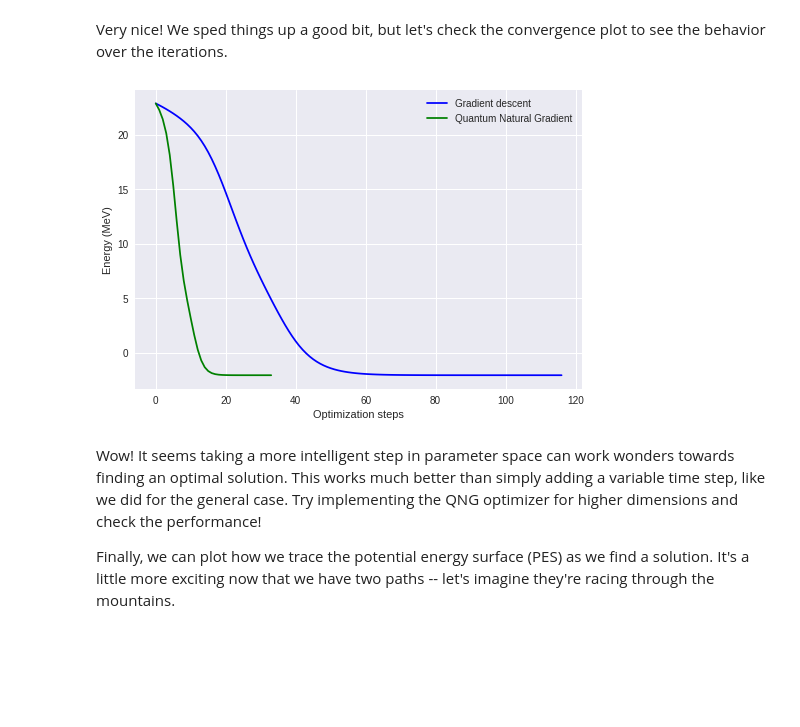
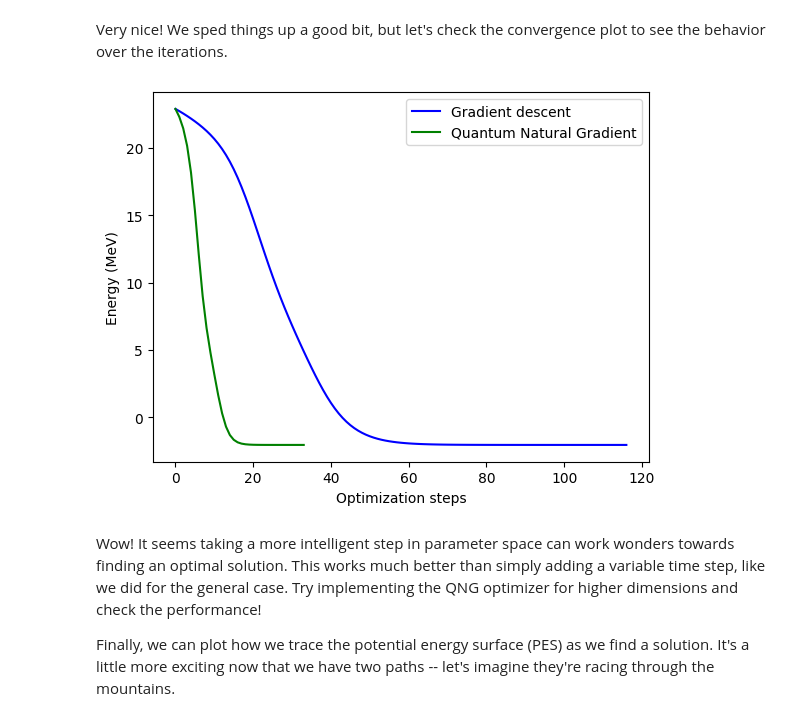
Before and after one commit to kylegodbey/nuclear-quantum-computing, a Jupyter notebook: nuclear-qc/vqe/qng.ipynb, the cells around one changed output. Drawn from its saved outputs; the diff is of its cells as text; code cells hidden in the pictures; blank space fills up the shorter version.

```diff
--- a/nuclear-qc/vqe/qng.ipynb
+++ b/nuclear-qc/vqe/qng.ipynb
@@ -19,6 +19,7 @@ import pennylane as qml
 import warnings
 warnings.filterwarnings('ignore')
 
+plt.style.use(['science','notebook'])
 # In this case we now need 3 qubits
 
 dev = qml.device("default.qubit", wires=3)
@@ -44,3 +45,13 @@ obs = [qml.Identity(0),qml.PauliX(0) @ qml.PauliX(1), qml.PauliY(0) @ qml.PauliY
 
 H = qml.Hamiltonian(coeffs, obs)
 cost_fn = qml.ExpvalCost(circuit, H, dev)
+
+print(H)
+
+@qml.qnode(dev)
+def draw_circuit(params):
+    circuit(params,wires=dev.wires)
+    return qml.expval(H)
+
+qml.drawer.use_style('default')
+print(qml.draw_mpl(draw_circuit)(init_params))
@@ -149,17 +171,15 @@ Number of iterations =  33
 # %% [markdown]
 Very nice! We sped things up a good bit, but let's check the convergence plot to see the behavior over the iterations.
 # %%
-plt.style.use("seaborn")
-
 plt.plot(gd_cost_history, "b", label="Gradient descent")
 plt.plot(qng_cost_history, "g", label="Quantum Natural Gradient")
 
 plt.ylabel("Energy (MeV)")
 plt.xlabel("Optimization steps")
 plt.legend()
 plt.show()
 # %% [output]
-[figure, old version]
+[figure, new version]
 # %% [markdown]
 Wow! It seems taking a more intelligent step in parameter space can work wonders towards finding an optimal solution. This works much better than simply adding a variable time step, like we did for the general case. Try implementing the QNG optimizer for higher dimensions and check the performance!
 
```
Also changed, not shown: parts of 2 cells of this notebook, 2 other files.
